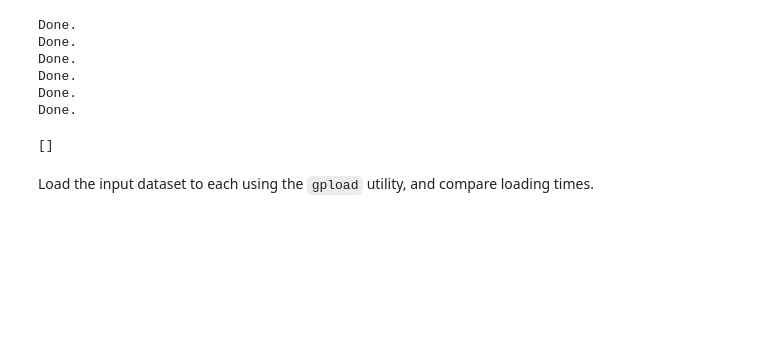
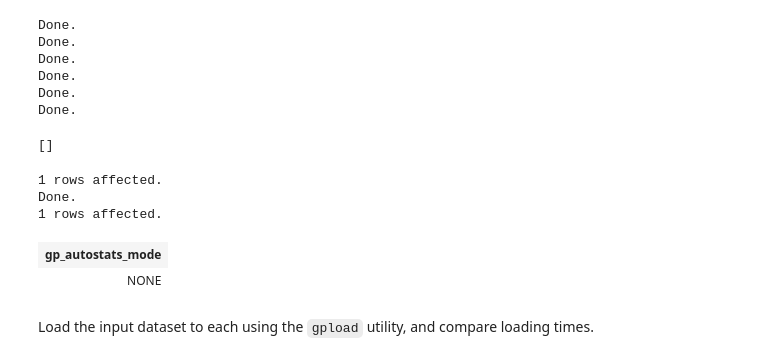
Before and after one commit to cantzakas/gp-demo-aws, a Jupyter notebook: AWS-GP-demo-4.ipynb, the cells around one changed output. Drawn from its saved outputs; the diff is of its cells as text; code cells hidden in the pictures; blank space fills up the shorter version.

```diff
--- a/AWS-GP-demo-4.ipynb
+++ b/AWS-GP-demo-4.ipynb
@@ -71,6 +71,17 @@ Done.
 Done.
 Done.
 []
+# %%
+%%sql $DB_USER@$DB_SERVER
+SHOW gp_autostats_mode;
+ALTER DATABASE gpadmin SET gp_autostats_mode TO 'NONE';
+SHOW gp_autostats_mode;
+# %% [output]
+1 rows affected.
+Done.
+1 rows affected.
+| gp_autostats_mode |
+| NONE |
 # %% [markdown]
 Load the input dataset to each using the `gpload` utility, and compare loading times.
 # %%
```
Also changed, not shown: parts of 6 cells of this notebook, 3 other files.
